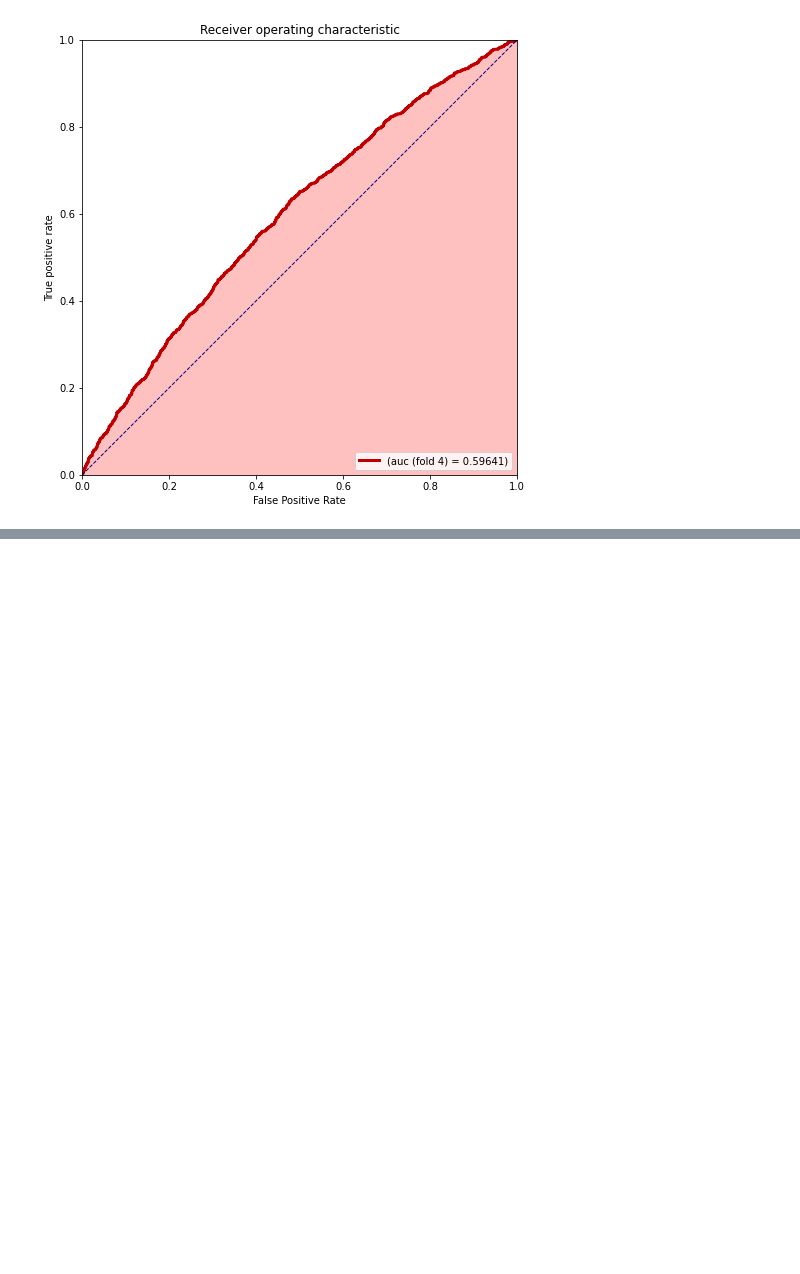
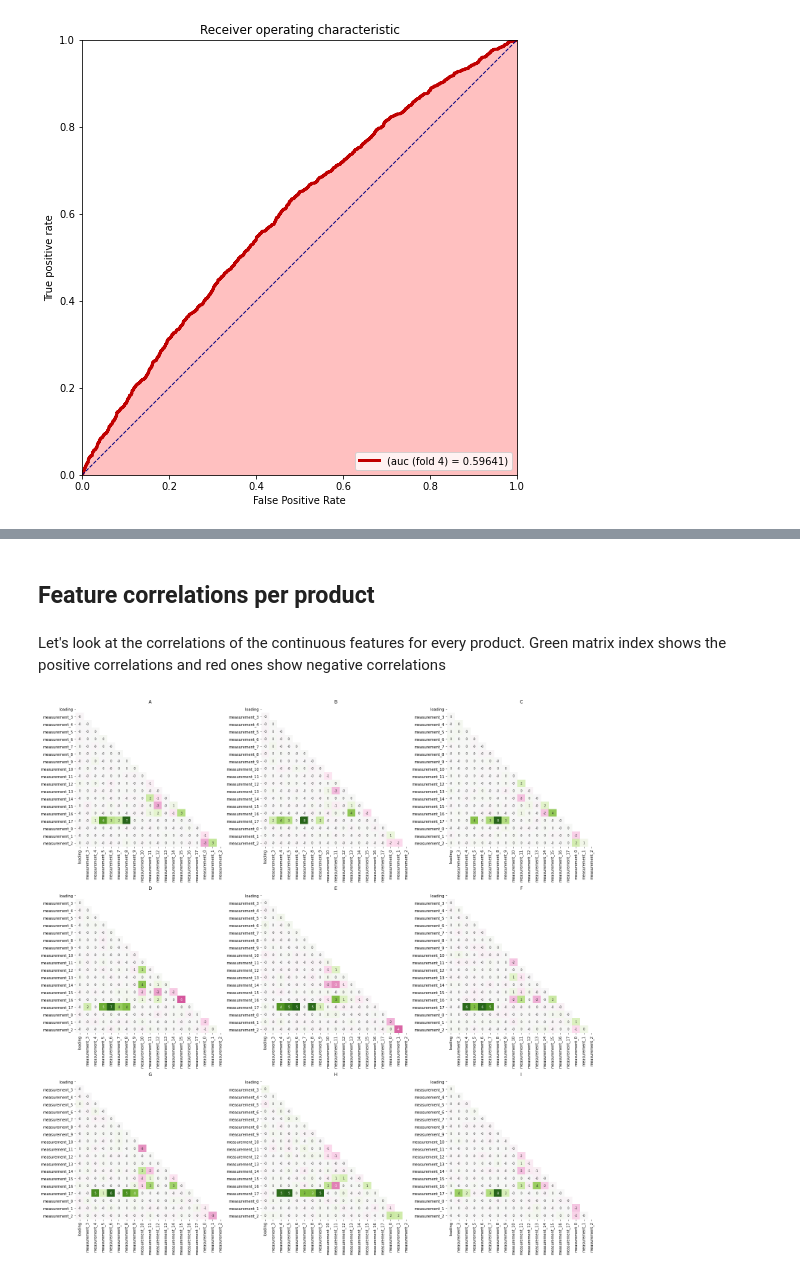
Before and after one commit to mahdiislam79/Product_failure_prediction, a Jupyter notebook: Predict_product_failures.ipynb, the cells around one changed output, grey strips where cells are left out. Cells and saved outputs as stored; diff of their text form; code cells hidden in the pictures; blank space fills up the shorter version.

```diff
--- a/Predict_product_failures.ipynb
+++ b/Predict_product_failures.ipynb
@@ -600,0 +645,16 @@ plt.show()
+# %% [markdown]
+## Feature correlations per product
+# %% [markdown]
+Let's look at the correlations of the continuous features for every product. Green matrix index shows the positive correlations and red ones show negative correlations
+# %%
+_,axs= plt.subplots(3,3, figsize=(21,21))
+for product,ax in zip(np.unique(both.product_code),axs.ravel()):
+    corr = both[both['product_code']==product][float_cols + ['measurement_0','measurement_1','measurement_2']].corr()
+    mask = np.triu(np.ones_like(corr,dtype=bool))
+    sns.heatmap(corr*10,mask=mask,linewidths=0.0,fmt='.0f',annot=True,annot_kws={'size':8},
+                cmap='PiYG',center=0,ax=ax, cbar=False)
+    ax.set_title(product)
+plt.tight_layout(w_pad=0.5)
+plt.show()
+# %% [output]
+[figure, added]
```
Also changed, not shown: parts of 7 cells of this notebook, 1 other file.
